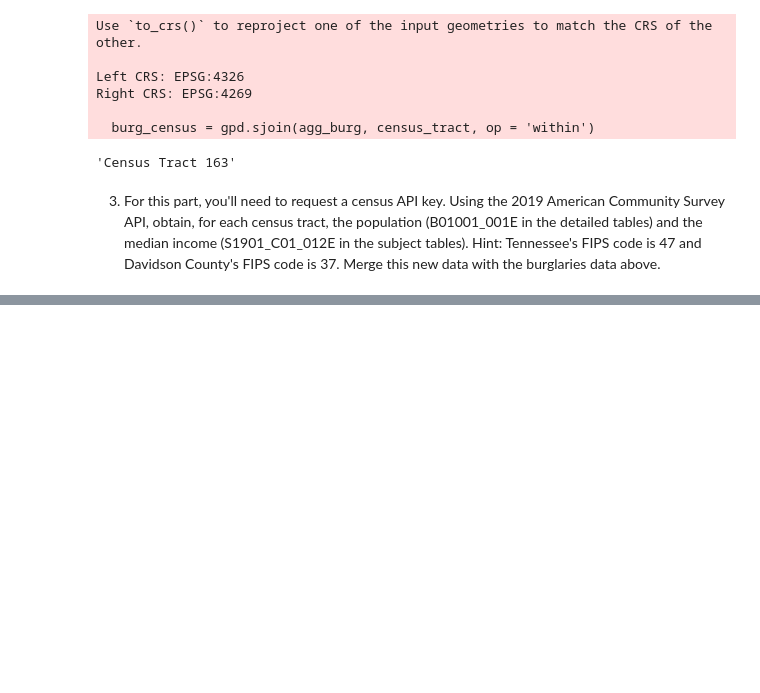
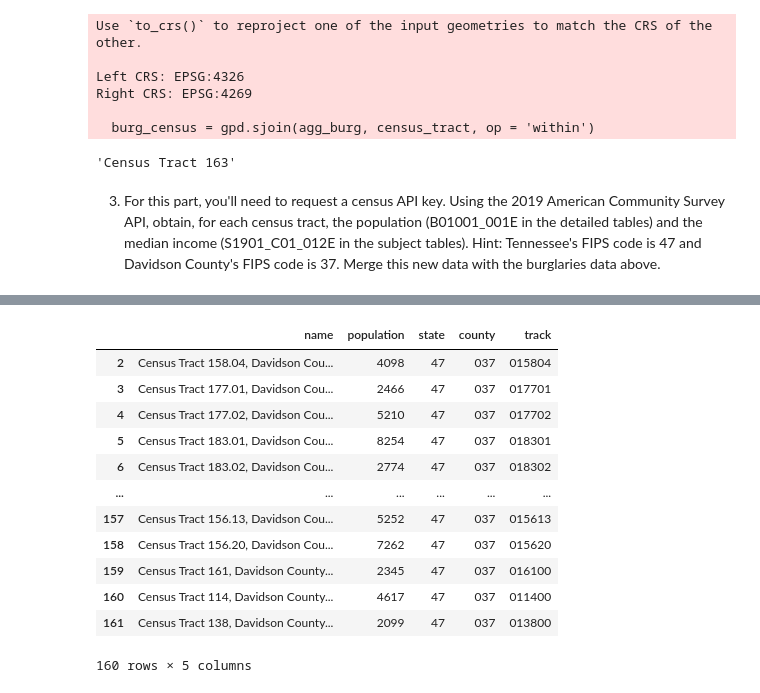
Before and after one commit to nss-data-science-cohort-5/geospatial_api-purple-pumas, a Jupyter notebook: notebooks/geospatial_api-purple-pumas.ipynb, the cells around one changed output, grey strips where cells are left out. Saved outputs shown, nothing was run; the diff lists cells and outputs as text; code cells hidden in the pictures; blank space fills up the shorter version.

```diff
--- a/notebooks/geospatial_api-purple-pumas.ipynb
+++ b/notebooks/geospatial_api-purple-pumas.ipynb
@@ -82,3 +81,15 @@ burg_census['NAMELSAD'].value_counts().index[0]
 with open('../data/census.json') as fi:
     credentials = json.load(fi)
 api_key = credentials['api_key']
+# %%
+# population in the detailed tables
+endpoint = 'https://api.census.gov/data/2019/acs/acs5'
+params = {
+          'get': 'NAME,B01001_001E',
+          'for':'tract:*',
+          'in' : ['state:47', 'county:037'],
+          'key':api_key
+        }
+response = requests.get(endpoint, params = params)
+
+#get=NAME,B01001_001E&for=tract:*&in=state:01&in=county:*&key=YOUR_KEY_GOES_HERE
@@ -84,0 +135,2 @@ api_key = credentials['api_key']
+# %%
+pop=pd.read_json(response.text)
@@ -84,0 +152,18 @@ api_key = credentials['api_key']
+# %%
+pop = pop[1:].rename(columns = {0:"name", 1:"population",2:'state',3:'county', 4:'track'})
+# %%
+pop
+# %% [output]
+|  | name | population | state | county | track |
+| 2 | Census Tract 158.04, Davidson Cou... | 4098 | 47 | 037 | 015804 |
+| 3 | Census Tract 177.01, Davidson Cou... | 2466 | 47 | 037 | 017701 |
+| 4 | Census Tract 177.02, Davidson Cou... | 5210 | 47 | 037 | 017702 |
+| 5 | Census Tract 183.01, Davidson Cou... | 8254 | 47 | 037 | 018301 |
+| 6 | Census Tract 183.02, Davidson Cou... | 2774 | 47 | 037 | 018302 |
+| ... | ... | ... | ... | ... | ... |
+| 157 | Census Tract 156.13, Davidson Cou... | 5252 | 47 | 037 | 015613 |
+| 158 | Census Tract 156.20, Davidson Cou... | 7262 | 47 | 037 | 015620 |
+| 159 | Census Tract 161, Davidson County... | 2345 | 47 | 037 | 016100 |
+| 160 | Census Tract 114, Davidson County... | 4617 | 47 | 037 | 011400 |
+| 161 | Census Tract 138, Davidson County... | 2099 | 47 | 037 | 013800 |
+160 rows × 5 columns
```
Also changed, not shown: parts of 15 cells of this notebook.
